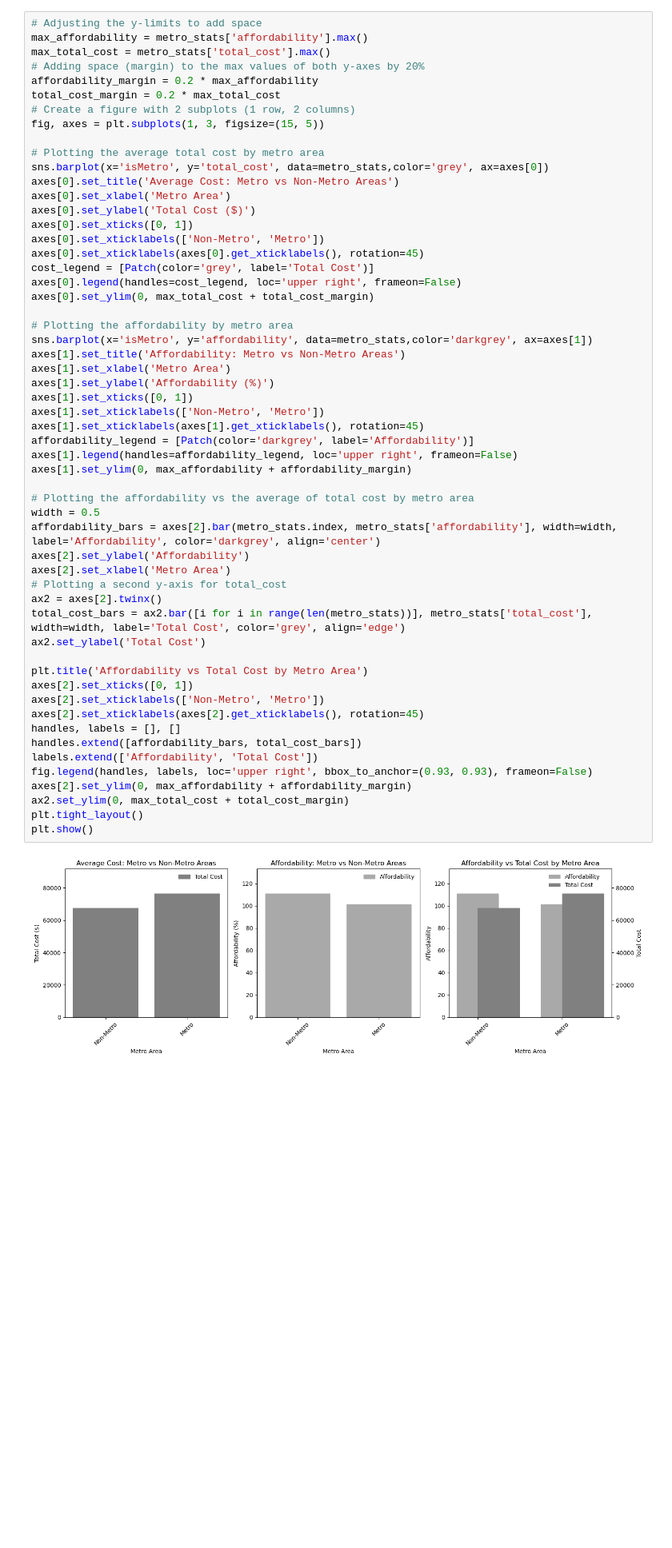
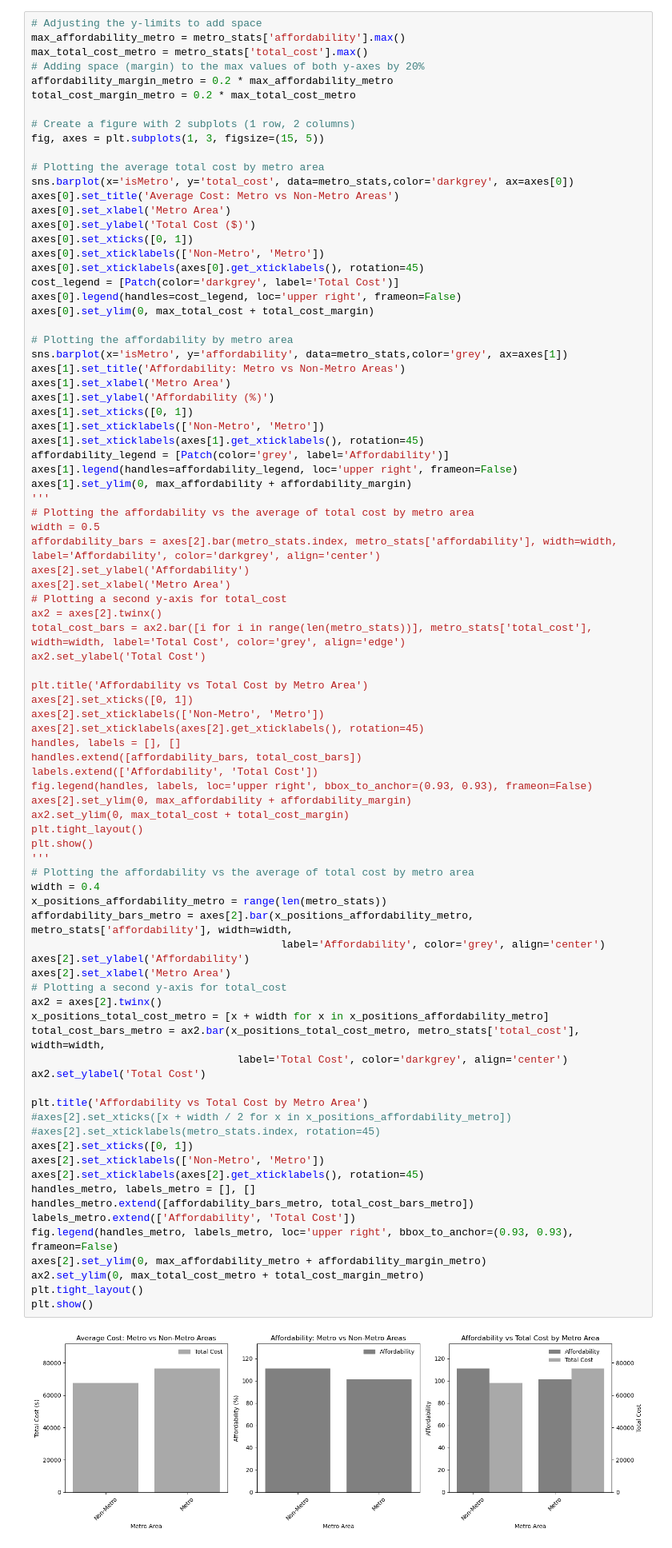
Before and after one commit to miguelmog10/data-science-group17, a Jupyter notebook: notebook/data-science-group17_jack.ipynb, the cells around one changed output. Shown at 80% size. Drawn from its saved outputs; the diff is of its cells as text; blank space fills up the shorter version.

Commit message:
make some change on the plots

```diff
--- a/notebook/data-science-group17_jack.ipynb
+++ b/notebook/data-science-group17_jack.ipynb
@@ -211,62 +239,92 @@ False    67588.016584          62826.026868     110.972323
 True     76489.602427          77582.631931     101.436268
 # %%
 # Adjusting the y-limits to add space
-max_affordability = metro_stats['affordability'].max()
-max_total_cost = metro_stats['total_cost'].max()
+max_affordability_metro = metro_stats['affordability'].max()
+max_total_cost_metro = metro_stats['total_cost'].max()
 # Adding space (margin) to the max values of both y-axes by 20%
-affordability_margin = 0.2 * max_affordability
-total_cost_margin = 0.2 * max_total_cost
+affordability_margin_metro = 0.2 * max_affordability_metro
+total_cost_margin_metro = 0.2 * max_total_cost_metro
+
 # Create a figure with 2 subplots (1 row, 2 columns)
 fig, axes = plt.subplots(1, 3, figsize=(15, 5))
 
 # Plotting the average total cost by metro area
-sns.barplot(x='isMetro', y='total_cost', data=metro_stats,color='grey', ax=axes[0])
+sns.barplot(x='isMetro', y='total_cost', data=metro_stats,color='darkgrey', ax=axes[0])
 axes[0].set_title('Average Cost: Metro vs Non-Metro Areas')
 axes[0].set_xlabel('Metro Area')
 axes[0].set_ylabel('Total Cost ($)')
 axes[0].set_xticks([0, 1])
 axes[0].set_xticklabels(['Non-Metro', 'Metro'])
 axes[0].set_xticklabels(axes[0].get_xticklabels(), rotation=45)
-cost_legend = [Patch(color='grey', label='Total Cost')]
+cost_legend = [Patch(color='darkgrey', label='Total Cost')]
 axes[0].legend(handles=cost_legend, loc='upper right', frameon=False)
 axes[0].set_ylim(0, max_total_cost + total_cost_margin)
 
 # Plotting the affordability by metro area
-sns.barplot(x='isMetro', y='affordability', data=metro_stats,color='darkgrey', ax=axes[1])
+sns.barplot(x='isMetro', y='affordability', data=metro_stats,color='grey', ax=axes[1])
 axes[1].set_title('Affordability: Metro vs Non-Metro Areas')
 axes[1].set_xlabel('Metro Area')
 axes[1].set_ylabel('Affordability (%)')
 axes[1].set_xticks([0, 1])
 axes[1].set_xticklabels(['Non-Metro', 'Metro'])
 axes[1].set_xticklabels(axes[1].get_xticklabels(), rotation=45)
-affordability_legend = [Patch(color='darkgrey', label='Affordability')]
+affordability_legend = [Patch(color='grey', label='Affordability')]
 axes[1].legend(handles=affordability_legend, loc='upper right', frameon=False)
 axes[1].set_ylim(0, max_affordability + affordability_margin)
-
+'''
 # Plotting the affordability vs the average of total cost by metro area
 width = 0.5
 affordability_bars = axes[2].bar(metro_stats.index, metro_stats['affordability'], width=width, label='Affordability', color='darkgrey', align='center')
 axes[2].set_ylabel('Affordability')
 axes[2].set_xlabel('Metro Area')
 # Plotting a second y-axis for total_cost
 ax2 = axes[2].twinx()
 total_cost_bars = ax2.bar([i for i in range(len(metro_stats))], metro_stats['total_cost'], width=width, label='Total Cost', color='grey', align='edge')
 ax2.set_ylabel('Total Cost')
 
 plt.title('Affordability vs Total Cost by Metro Area')
 axes[2].set_xticks([0, 1])
 axes[2].set_xticklabels(['Non-Metro', 'Metro'])
 axes[2].set_xticklabels(axes[2].get_xticklabels(), rotation=45)
 handles, labels = [], []
 handles.extend([affordability_bars, total_cost_bars])
 labels.extend(['Affordability', 'Total Cost'])
 fig.legend(handles, labels, loc='upper right', bbox_to_anchor=(0.93, 0.93), frameon=False)
 axes[2].set_ylim(0, max_affordability + affordability_margin)
 ax2.set_ylim(0, max_total_cost + total_cost_margin)
 plt.tight_layout()
 plt.show()
+'''
+# Plotting the affordability vs the average of total cost by metro area
+width = 0.4
+x_positions_affordability_metro = range(len(metro_stats))
+affordability_bars_metro = axes[2].bar(x_positions_affordability_metro, metro_stats['affordability'], width=width,
+                                        label='Affordability', color='grey', align='center')
+axes[2].set_ylabel('Affordability')
+axes[2].set_xlabel('Metro Area')
+# Plotting a second y-axis for total_cost
+ax2 = axes[2].twinx()
+x_positions_total_cost_metro = [x + width for x in x_positions_affordability_metro]
+total_cost_bars_metro = ax2.bar(x_positions_total_cost_metro, metro_stats['total_cost'], width=width,
+                                 label='Total Cost', color='darkgrey', align='center')
+ax2.set_ylabel('Total Cost')
+
+plt.title('Affordability vs Total Cost by Metro Area')
+#axes[2].set_xticks([x + width / 2 for x in x_positions_affordability_metro])
+#axes[2].set_xticklabels(metro_stats.index, rotation=45)
+axes[2].set_xticks([0, 1])
+axes[2].set_xticklabels(['Non-Metro', 'Metro'])
+axes[2].set_xticklabels(axes[2].get_xticklabels(), rotation=45)
+handles_metro, labels_metro = [], []
+handles_metro.extend([affordability_bars_metro, total_cost_bars_metro])
+labels_metro.extend(['Affordability', 'Total Cost'])
+fig.legend(handles_metro, labels_metro, loc='upper right', bbox_to_anchor=(0.93, 0.93), frameon=False)
+axes[2].set_ylim(0, max_affordability_metro + affordability_margin_metro)
+ax2.set_ylim(0, max_total_cost_metro + total_cost_margin_metro)
+plt.tight_layout()
+plt.show()
 # %% [output]
-[figure, old version]
+[figure, new version]
 # %% [markdown]
 ### 3.3 Country-Level Analysis
 # %%
```
Also changed, not shown: parts of 12 cells of this notebook.
